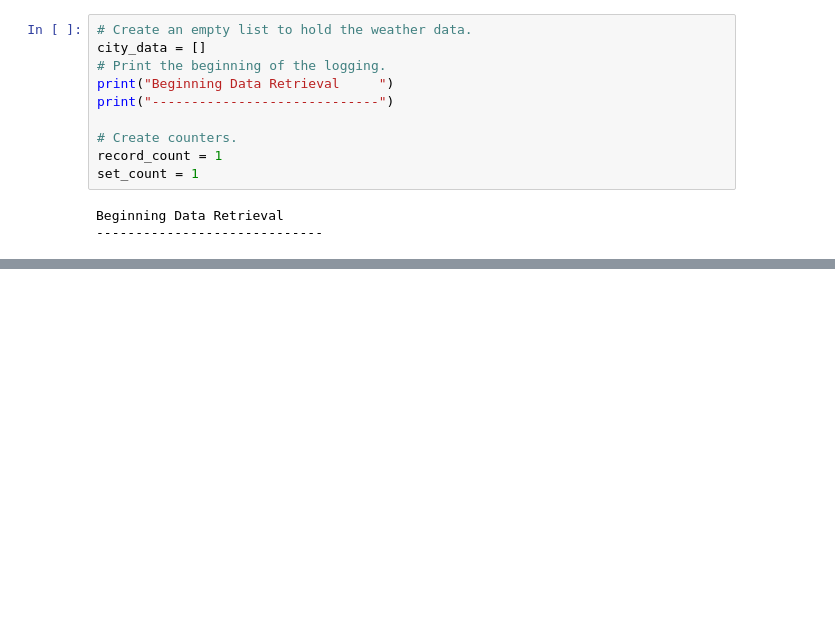
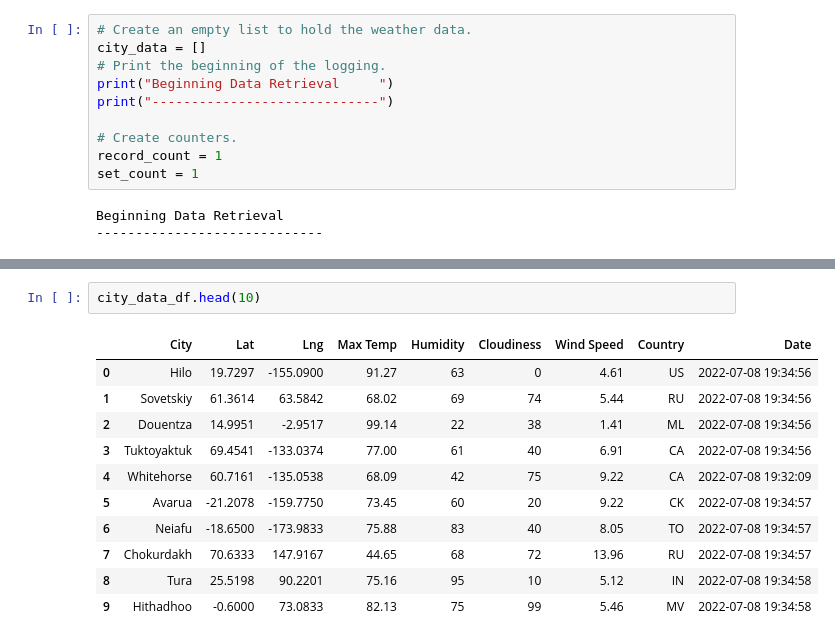
Before and after one commit to SargamA/World_Weather_Analysis, a Jupyter notebook: WeatherPy.ipynb, the cells around one changed output, grey strips where cells are left out. Drawn from its saved outputs; the diff is of its cells as text; blank space fills up the shorter version.

```diff
--- a/WeatherPy.ipynb
+++ b/WeatherPy.ipynb
@@ -267,3 +269,17 @@ city_data_df.head(10)
+# %%
+city_data_df.head(10)
+# %% [output]
+|  | City | Lat | Lng | Max Temp | Humidity | Cloudiness | Wind Speed | Country | Date |
+| 0 | Hilo | 19.7297 | -155.0900 | 91.27 | 63 | 0 | 4.61 | US | 2022-07-08 19:34:56 |
+| 1 | Sovetskiy | 61.3614 | 63.5842 | 68.02 | 69 | 74 | 5.44 | RU | 2022-07-08 19:34:56 |
+| 2 | Douentza | 14.9951 | -2.9517 | 99.14 | 22 | 38 | 1.41 | ML | 2022-07-08 19:34:56 |
+| 3 | Tuktoyaktuk | 69.4541 | -133.0374 | 77.00 | 61 | 40 | 6.91 | CA | 2022-07-08 19:34:56 |
+| 4 | Whitehorse | 60.7161 | -135.0538 | 68.09 | 42 | 75 | 9.22 | CA | 2022-07-08 19:32:09 |
+| 5 | Avarua | -21.2078 | -159.7750 | 73.45 | 60 | 20 | 9.22 | CK | 2022-07-08 19:34:57 |
+| 6 | Neiafu | -18.6500 | -173.9833 | 75.88 | 83 | 40 | 8.05 | TO | 2022-07-08 19:34:57 |
+| 7 | Chokurdakh | 70.6333 | 147.9167 | 44.65 | 68 | 72 | 13.96 | RU | 2022-07-08 19:34:57 |
+| 8 | Tura | 25.5198 | 90.2201 | 75.16 | 95 | 10 | 5.12 | IN | 2022-07-08 19:34:58 |
+| 9 | Hithadhoo | -0.6000 | 73.0833 | 82.13 | 75 | 99 | 5.46 | MV | 2022-07-08 19:34:58 |
 # %%
 #re order columns
 new_column_order = ["City", "Country", "Date", "Lat", "Lng", "Max Temp", "Humidity", "Cloudiness", "Wind Speed"]
```
Also changed, not shown: parts of 13 cells of this notebook, 2 other files.
